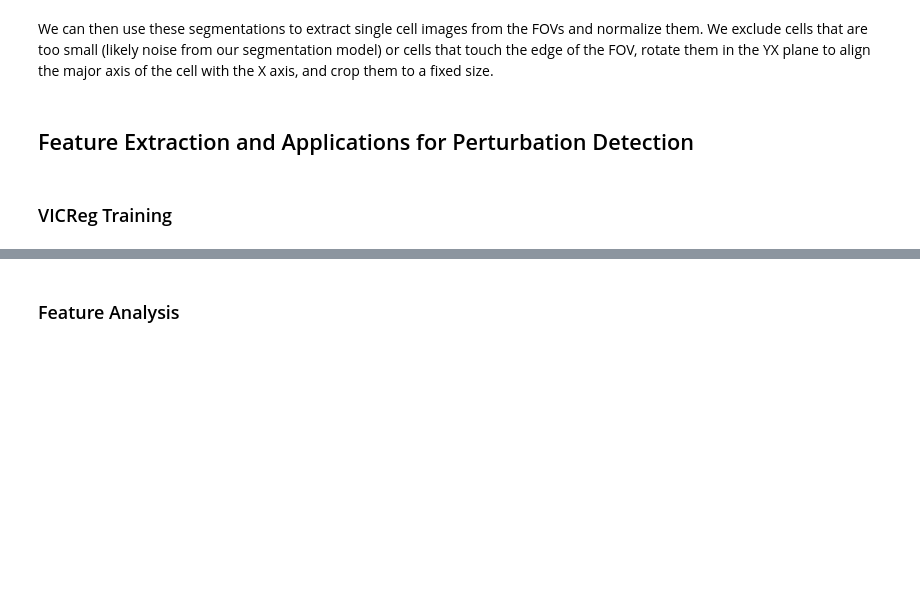
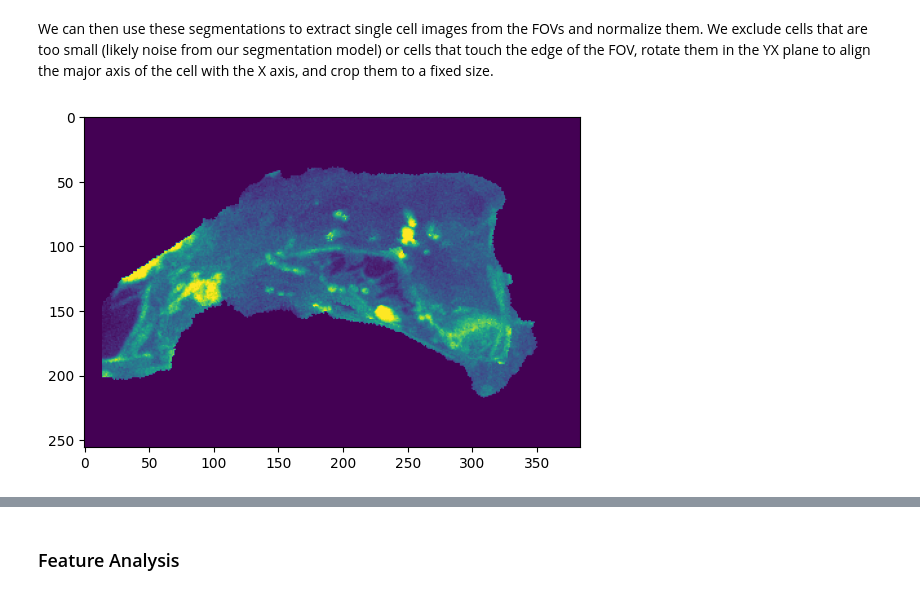
Before and after one commit to AllenCell/i2k_workshop_2024, a Jupyter notebook: workshop.ipynb, the cells around one changed output, grey strips where cells are left out. Cells and saved outputs as stored; diff of their text form; code cells hidden in the pictures; blank space fills up the shorter version.

Commit message:
update training and inference

```diff
--- a/workshop.ipynb
+++ b/workshop.ipynb
@@ -229,7 +316,7 @@ from cyto_dl.utils import extract_array_predictions
 import matplotlib.pyplot as plt
 
 # apply instance seg model
-def apply_model(cfg_path:str,  dataset, overrides={}):
+def apply_instance_seg_model(cfg_path:str,  data, overrides={}):
     # load model
     model = CytoDLModel()
     model.load_config_from_file(cfg_path)
@@ -245,13 +332,13 @@ def apply_model(cfg_path:str,  dataset, overrides={}):
     preds = extract_array_predictions(output)
     return preds
 
-# raw_fn = (WORKING_DIR / 'local_data/raw').iterdir().__next__()
-# data = [load_membrane(raw_fn)[None]]
-# print('Example images loaded')
+raw_fn = (WORKING_DIR / 'local_data/raw').iterdir().__next__()
+data = [load_membrane(raw_fn)[None]]
+print('Example images loaded')
 
-pred = apply_model(WORKING_DIR/'configs'/'instance_seg_predict.yaml', data, overrides={'paths.output_dir': str(WORKING_DIR/'local_data/instance_seg_apply')})
+pred = apply_instance_seg_model(WORKING_DIR/'configs'/'instance_seg_predict.yaml', data, overrides={'paths.output_dir': str(WORKING_DIR/'local_data/instance_seg_apply')})
 
 
 fig, ax= plt.subplots(1,2, figsize=(10,5))
 ax[0].imshow(data[0][30])
-ax[2].imshow(pred[0][30])
+ax[2].imshow(pred['fov_seg'][0][30])
@@ -302,36 +400,37 @@ def extract_single_cells(raw_fn, seg_fn, size_threshold=2e5, crop_size=[56, 256,
     for i, row in tqdm.tqdm(props.iterrows()):
         crop = raw[row['slice']]
 
         seg_crop = seg[row['slice']] == row['label']
         seg_crop = binary_dilation(seg_crop, iterations=1)
 
         # find rotation to make longest axis vertical
         seg_crop, angle = shtools.align_image_2d(seg_crop)
         crop = shtools.rotate_image_2d(crop[None], angle, interpolation_order = 3)
 
         # center crop on seg_crop centroid
         z, y, x = np.where(seg_crop.squeeze())
         centroid = np.array([np.mean(z), np.mean(y), np.mean(x)])
         cropper= SpatialCrop(centroid, crop_size)
 
         # set background to -1
         crop[seg_crop ==0] = -1
 
         # ensure crop is smaller than crop_size
         crop = cropper(crop).squeeze()
         # pad evenly to crop_size
         padding= np.array(crop_size) - np.array(crop.shape)
         padding_left = padding//2
         padding_right = padding - padding_left
         crop = np.pad(crop, ((padding_left[0], padding_right[0]), (padding_left[1], padding_right[1]), (padding_left[2], padding_right[2])), mode='constant', constant_values=-1)
-    return np.stack(cells)
+        cells.append(crop)
+    return cells
 
 raw_fn = list((WORKING_DIR/'local_data/raw/').glob('*'))[0]
 seg_fn = list((WORKING_DIR/'local_data/seg/').glob('*'))[0]
 
 single_cells = extract_single_cells(raw_fn, seg_fn)
+plt.imshow(single_cells[0].max(0), cmap='viridis')
+plt.grid(False)
+# %% [output]
+[figure, added]
-# %% [markdown]
-## Feature Extraction and Applications for Perturbation Detection
-# %% [markdown]
-### VICReg Training
 # %% [markdown]
```
Also changed, not shown: parts of 29 cells of this notebook, 4 other files.
